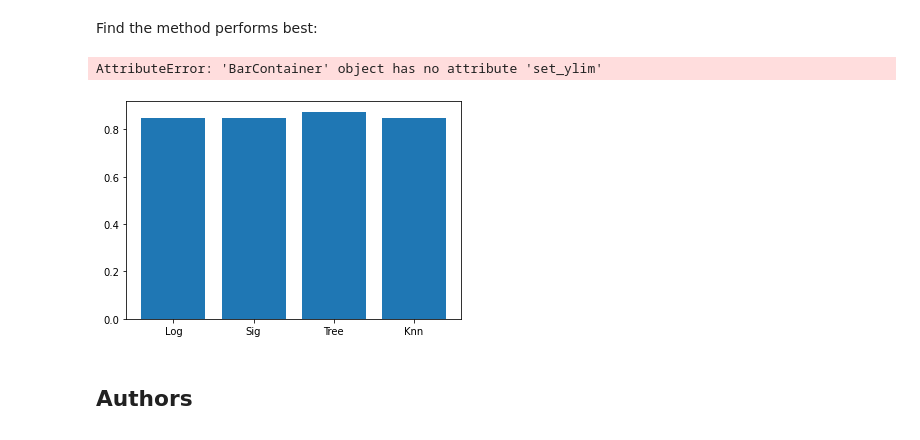
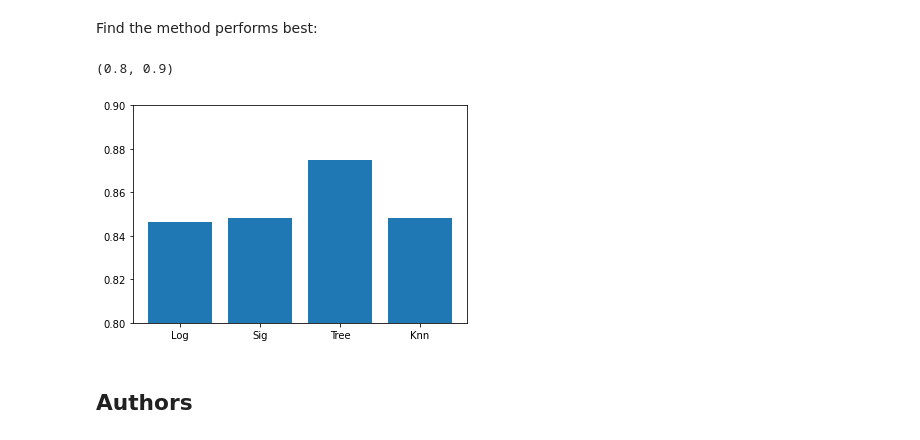
Before and after one commit to M-Maily/testrepo, a Jupyter notebook: Machine Learning Prediction.ipynb, the cells around one changed output. Cells and saved outputs as stored; diff of their text form; code cells hidden in the pictures.

```diff
--- a/Machine Learning Prediction.ipynb
+++ b/Machine Learning Prediction.ipynb
@@ -340,13 +340,14 @@ Find the method performs best:
 # %%
 labels=('Log', 'Sig','Tree','Knn')
 Performance=[logreg_cv.best_score_, svm_cv.best_score_, tree_cv.best_score_, knn_cv.best_score_]
 x_pos = np.arange(len(labels))
-fig = plt.bar(x_pos,Performance)
+plt.bar(x_pos,Performance)
 plt.xticks(x_pos, labels)
-fig.set_ylim([0.6, 0.9])
+ax = plt.gca()
+ax.set_ylim([0.8, 0.9])
 # %% [output]
-AttributeError: 'BarContainer' object has no attribute 'set_ylim'
+(0.8, 0.9)
-[figure, old version]
+[figure, new version]
 # %% [markdown]
 ## Authors
 # %% [markdown]
```
